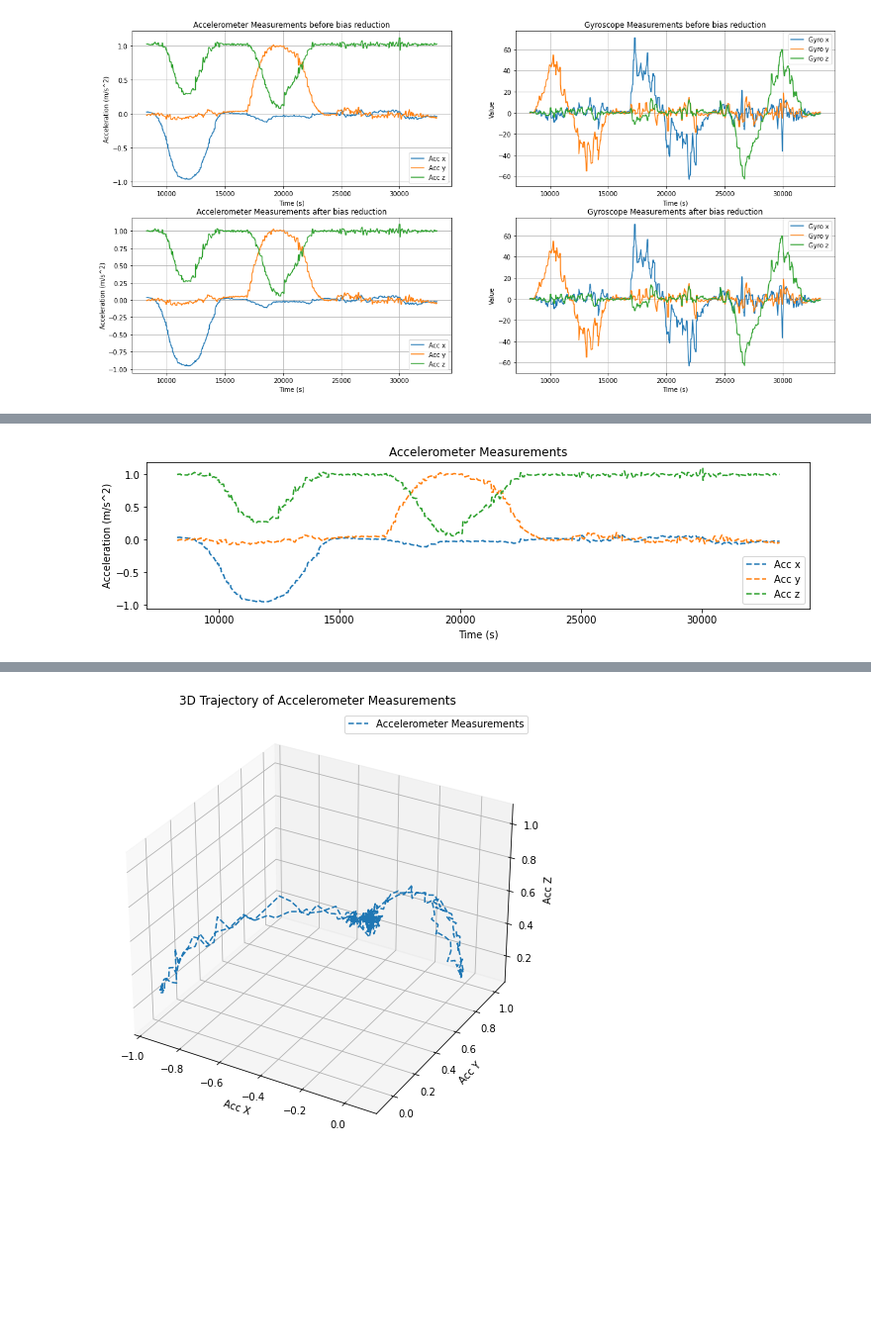
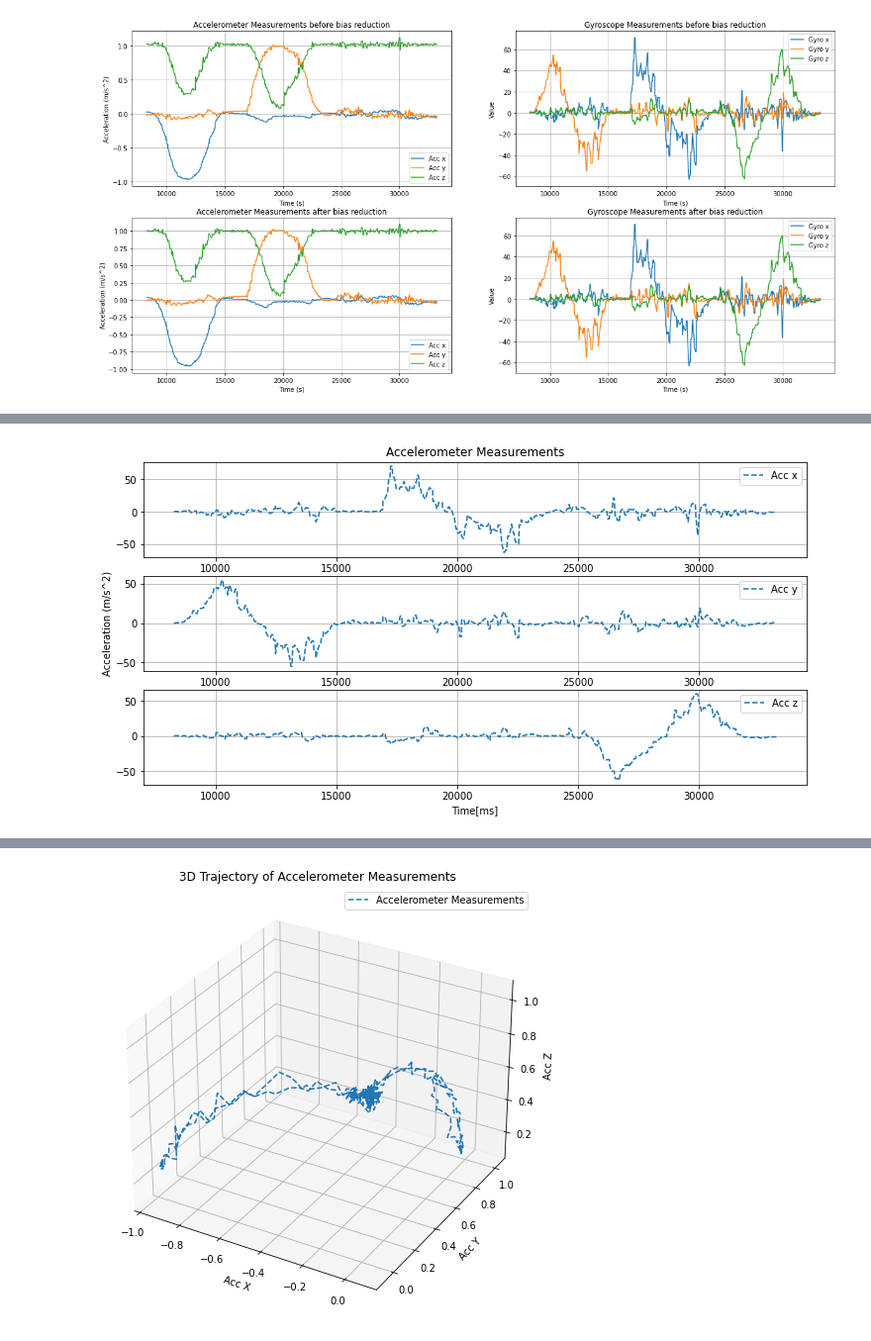
Before and after one commit to alibogusz/KALMAN, a Jupyter notebook: Kalman_draft.ipynb, the cells around one changed output, grey strips where cells are left out. Shown at 99% size. Cells and saved outputs as stored; diff of their text form; code cells hidden in the pictures; blank space fills up the shorter version.

```diff
--- a/Kalman_draft.ipynb
+++ b/Kalman_draft.ipynb
@@ -329,10 +277,10 @@ gyro_noise = 10 * np.linalg.norm(gyro_var)
 
 #
 gravity = acc[:init_time].mean(axis=0)
-gravity =  - gravity[:, np.newaxis]
+gravity =  gravity[:, np.newaxis]
 gravity_0 = np.linalg.norm(gravity)
 
 prepared_data['time'] = data['time']
 prepared_data.to_csv(out_path)
-mag_var
+gravity
 # %% [output]
@@ -370,8 +325,6 @@ while current_frame < number_of_samples:
     magY_data.append(mag[1][0])
     magZ_data.append(mag[2][0])
 
-    # print("Frame: ", current_frame, " - ", acc[current_frame])
-
     (acc_temp, gyro_temp, mag_temp) = acc[current_frame], gyro[current_frame], normalize_array(mag[current_frame])
 
     kf.propagate(gyro_temp)
@@ -385,6 +338,7 @@ while current_frame < number_of_samples:
     current_frame += 1
 
 df = pd.DataFrame()
+df['time'] = prepared_data['time']
 df['accX'] = accX_data
 df['accY'] = accY_data
 df['accZ'] = accZ_data
@@ -442,41 +371,51 @@ time = sensor_data['time']
 # %%
-# # Extract true quaternion components
-time = sensor_data['time']
-print(time)
-acc_measurements = sensor_data[['accX', 'accY', 'accZ']].values
-print(acc_measurements)
-# gyro_measurements = sensor_data[['gyroX', 'gyroY', 'gyroZ']].values
-# mag_measurements = sensor_data[['magX', 'magY', 'magZ']].values
-
-# for i in range(num_steps):
-#     # gyro_measurement = gyro_measurements[i, :]
-#     acc_measurement = acc_measurements[i, :]
-#     # mag_measurement = mag_measurements[i, :]
-
-
-# # # Plot the results
-# time_steps = np.arange(0, num_steps * dt, dt)
-
-plt.figure(figsize=(12, 6))
-plt.subplot(2, 1, 1)
-plt.plot(time, acc_measurements[:, 0], label='Acc x', linestyle='--')
-plt.plot(time, acc_measurements[:, 1], label='Acc y', linestyle='--')
-plt.plot(time, acc_measurements[:, 2], label='Acc z', linestyle='--')
-plt.title('Accelerometer Measurements')
-plt.xlabel('Time (s)')
-plt.ylabel('Acceleration (m/s^2)')
-plt.legend()
+# Extract true quaternion components
+time = prepared_data['time']
+acc_measurements = prepared_data[['accX', 'accY', 'accZ']].values
+gyro_measurements = prepared_data[['gyroX', 'gyroY', 'gyroZ']].values
+mag_measurements = prepared_data[['magX', 'magY', 'magZ']].values
 
 
 plt.figure(figsize=(12, 6))
-plt.subplot(2, 1, 1)
-plt.plot(time, df['roll'], label='roll', linestyle='--')
-plt.plot(time, df['pitch'], label='pitch', linestyle='--')
-plt.plot(time, df['yaw'], label='yaw', linestyle='--')
+
+plt.subplot(3, 1, 1)
 plt.title('Accelerometer Measurements')
-plt.xlabel('Time (s)')
+plt.plot(time, gyro_measurements[:, 0], label='Acc x', linestyle='--')
+plt.grid()
+plt.legend()
+
+plt.subplot(3, 1, 2)
+plt.plot(time, gyro_measurements[:, 1], label='Acc y', linestyle='--')
+plt.grid()
+plt.legend()
 plt.ylabel('Acceleration (m/s^2)')
+
+plt.subplot(3, 1, 3)
+plt.plot(time, gyro_measurements[:, 2], label='Acc z', linestyle='--')
+plt.grid()
 plt.legend()
+plt.xlabel('Time[ms]')
+
+
+plt.figure(figsize=(12, 6))
+plt.subplot(3, 1, 1)
+plt.title('Estimated Angles')
+plt.plot(time, df['roll'], label='Roll')
+plt.grid()
+plt.legend()
+
+plt.subplot(3, 1, 2)
+plt.plot(time, df['pitch'], label='Pitch')
+plt.grid()
+plt.legend()
+plt.ylabel('Angles')
+
+plt.subplot(3, 1, 3)
+plt.plot(time, df['yaw'], label='Yaw')
+plt.grid()
+plt.legend()
+plt.xlabel('Time[ms]')
+
 
 # Plot the 3D trajectory of accelerometer measurements
 fig = plt.figure(figsize=(10, 8))
@@ -489,15 +428,5 @@ ax.set_zlabel('Acc Z')
 ax.set_title('3D Trajectory of Accelerometer Measurements')
 ax.legend()
 
-fig = plt.figure(figsize=(10, 8))
-ax = fig.add_subplot(111, projection='3d')
-
-ax.plot(df['roll'], df['pitch'], df['yaw'], label='Estimated', linestyle='--')
-ax.set_xlabel('roll')
-ax.set_ylabel('pitch')
-ax.set_zlabel('yaw')
-ax.set_title('Estimated')
-ax.legend()
-
 plt.show()
 # %% [output]
@@ -523 +433 @@ Name: time, Length: 575, dtype: float64
-[figure, old version]
+[figure, new version]
```
Also changed, not shown: parts of 9 cells of this notebook.
